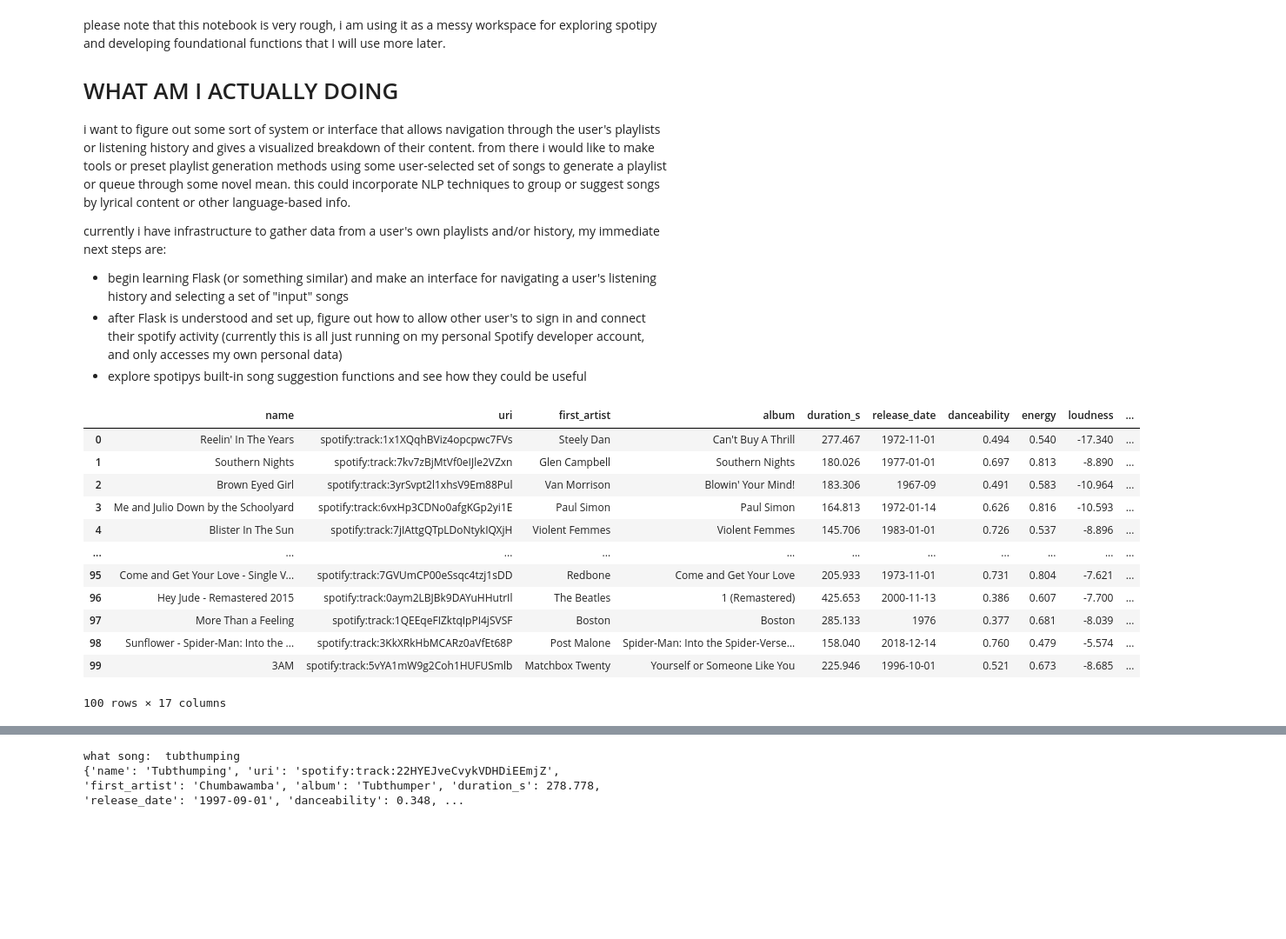
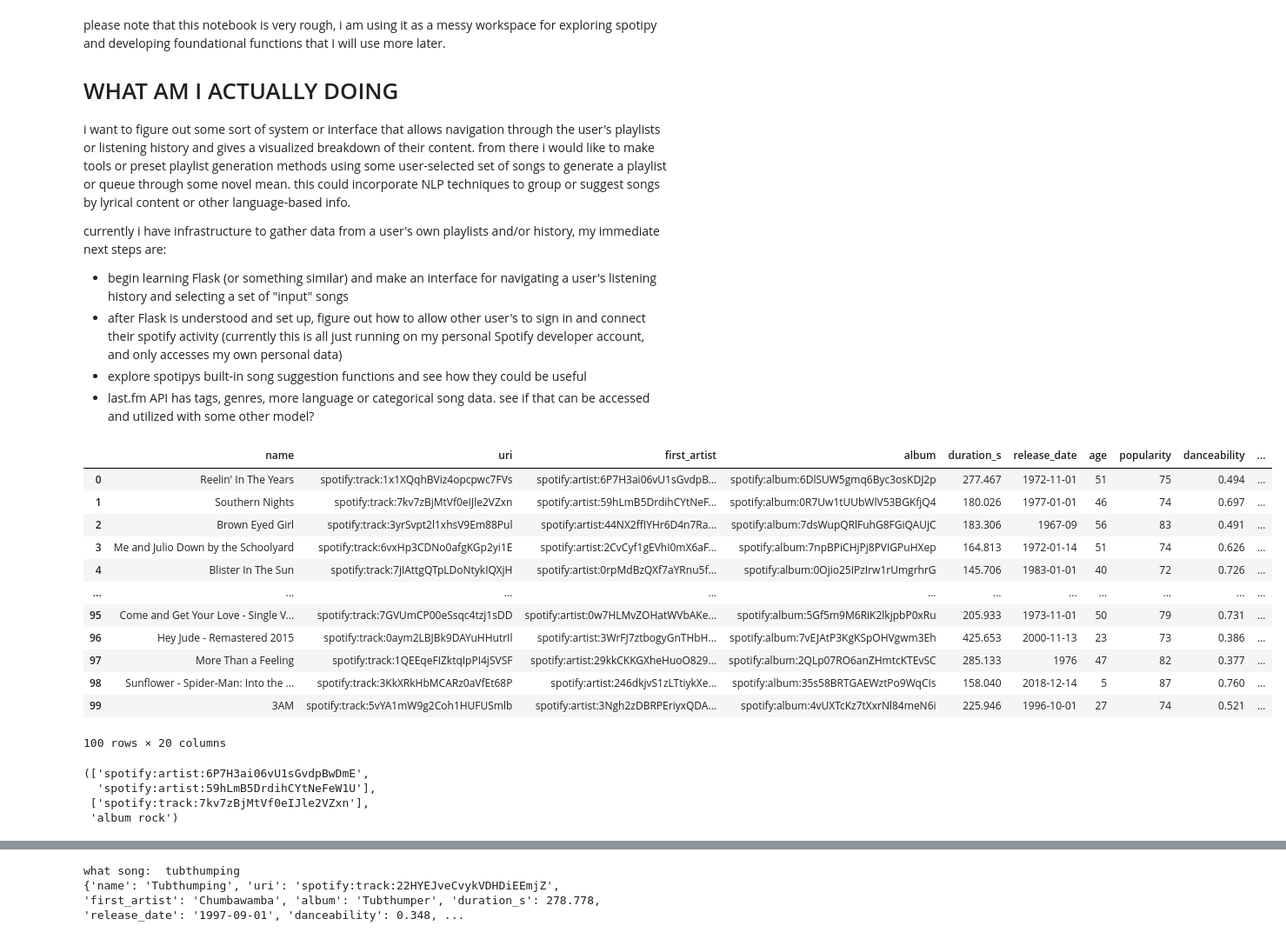
Before and after one commit to jbailey424/ThePlaylistinator, a Jupyter notebook: spotipy_experimenting.ipynb, the cells around one changed output, grey strips where cells are left out. Shown at 87% size. Saved outputs shown, nothing was run; the diff lists cells and outputs as text; code cells hidden in the pictures; blank space fills up the shorter version.

```diff
--- a/spotipy_experimenting.ipynb
+++ b/spotipy_experimenting.ipynb
@@ -13,18 +14,19 @@ currently i have infrastructure to gather data from a user's own playlists and/o
 * begin learning Flask (or something similar) and make an interface for navigating a user's listening history and selecting a set of "input" songs
 * after Flask is understood and set up, figure out how to allow other user's to sign in and connect their spotify activity (currently this is all just running on my personal Spotify developer account, and only accesses my own personal data)
 * explore spotipys built-in song suggestion functions and see how they could be useful
+* last.fm API has tags, genres, more language or categorical song data. see if that can be accessed and utilized with some other model?
 # %%
 # Replace with your own credentials from the Spotify Developer Dashboard
 client_id = "c5029ed3aca649949ef00903e6aabf91"
 client_secret = "836208c86df64c4d98db67b6bc426ace"
 
-# Initialize the SpotifyOAuth object with the required scopes and redirect URI
+# Initialize the SpotifyOAauth object with the required scopes and redirect URI
 sp = spotipy.Spotify(
     auth_manager=SpotifyOAuth(
         client_id=client_id,
         client_secret=client_secret,
         redirect_uri="http://localhost:8000/callback",
-        scope="user-read-recently-played,playlist-read-private,user-modify-playback-state",  # Add additional scopes as needed
+        scope="user-read-recently-played,playlist-read-private,user-modify-playback-state,user-top-read",  # Add additional scopes as needed
     )
 )
 # %%
@@ -37,19 +39,37 @@ def get_songlist_from_playlist(playlist:str) -> list:
         songlist.append(playlist['tracks']['items'][i]['track']['uri'])
     return songlist
 
+def get_songlist_from_history(limit:int) -> list:
+    history = sp.current_user_recently_played(limit=limit)
+    songlist = []
+    for i in range(len(history['items'])):
+        songlist.append(history['items'][i]['track']['uri'])
+    return songlist
+
+def get_songlist_from_toptracks(limit:int, time:str) -> list:
+    #time can be one of three strings, 'long_term' gives all recorded data, 'medium_term' gives 6 months, 'short_term' gives 4 weeks
+    history = sp.current_user_top_tracks(limit=limit, offset=0, time_range=time)
+    songlist = []
+    for i in range(len(history['items'])):
+        songlist.append(history['items'][i]['uri'])
+    return songlist
+
 def get_features_from_song(ID:str) -> dict:
     info = sp.track(ID)
     features = sp.audio_features(ID)[0]
     songdata = {'name':info['name'],
                    'uri':info['uri'],
-                   'first_artist':info['artists'][0]['name'], #will i ever need to process features or collab type songs? revisit this perhaps
-                   'album':info['album']['name'],
+                   'first_artist':info['artists'][0]['uri'], #will i ever need to process features or collab type songs? revisit this perhaps
+                   'album':info['album']['uri'],
                    'duration_s':(info['duration_ms']/1000),
                    'release_date':info['album']['release_date'],
+                   'age':(datetime.date.today().year - int(info['album']['release_date'][:4])),
+                   'popularity':info['popularity'],
                    'danceability':features['danceability'],
                    'energy':features['energy'],
                    'loudness':features['loudness'],
                    'speechiness':features['speechiness'],
+                   'valence':features['valence'],
                    'instrumentalness':features['instrumentalness'],
                    'acousticness':features['acousticness'],
                    'liveness':features['liveness'],
@@ -73,18 +93,30 @@ user_playlists = [[names[i], uris[i]] for i in range(len(names))]
 user_playlists
 test = get_songlist_from_playlist(user_playlists[13][1])
 # %%
-make_df_from_songlist(test)
+test = make_df_from_songlist(test)
+test
 # %% [output]
-|  | name | uri | first_artist | album | duration_s | release_date | danceability | energy | loudness | ... |
-| 0 | Reelin' In The Years | spotify:track:1x1XQqhBViz4opcpwc7FVs | Steely Dan | Can't Buy A Thrill | 277.467 | 1972-11-01 | 0.494 | 0.540 | -17.340 | ... |
-| 1 | Southern Nights | spotify:track:7kv7zBjMtVf0eIJle2VZxn | Glen Campbell | Southern Nights | 180.026 | 1977-01-01 | 0.697 | 0.813 | -8.890 | ... |
-| 2 | Brown Eyed Girl | spotify:track:3yrSvpt2l1xhsV9Em88Pul | Van Morrison | Blowin' Your Mind! | 183.306 | 1967-09 | 0.491 | 0.583 | -10.964 | ... |
-| 3 | Me and Julio Down by the Schoolyard | spotify:track:6vxHp3CDNo0afgKGp2yi1E | Paul Simon | Paul Simon | 164.813 | 1972-01-14 | 0.626 | 0.816 | -10.593 | ... |
-| 4 | Blister In The Sun | spotify:track:7jIAttgQTpLDoNtykIQXjH | Violent Femmes | Violent Femmes | 145.706 | 1983-01-01 | 0.726 | 0.537 | -8.896 | ... |
+|  | name | uri | first_artist | album | duration_s | release_date | age | popularity | danceability | ... |
+| 0 | Reelin' In The Years | spotify:track:1x1XQqhBViz4opcpwc7FVs | spotify:artist:6P7H3ai06vU1sGvdpB... | spotify:album:6DlSUW5gmq6Byc3osKDJ2p | 277.467 | 1972-11-01 | 51 | 75 | 0.494 | ... |
+| 1 | Southern Nights | spotify:track:7kv7zBjMtVf0eIJle2VZxn | spotify:artist:59hLmB5DrdihCYtNeF... | spotify:album:0R7Uw1tUUbWlV53BGKfjQ4 | 180.026 | 1977-01-01 | 46 | 74 | 0.697 | ... |
+| 2 | Brown Eyed Girl | spotify:track:3yrSvpt2l1xhsV9Em88Pul | spotify:artist:44NX2ffIYHr6D4n7Ra... | spotify:album:7dsWupQRlFuhG8FGiQAUjC | 183.306 | 1967-09 | 56 | 83 | 0.491 | ... |
+| 3 | Me and Julio Down by the Schoolyard | spotify:track:6vxHp3CDNo0afgKGp2yi1E | spotify:artist:2CvCyf1gEVhI0mX6aF... | spotify:album:7npBPiCHjPj8PVIGPuHXep | 164.813 | 1972-01-14 | 51 | 74 | 0.626 | ... |
+| 4 | Blister In The Sun | spotify:track:7jIAttgQTpLDoNtykIQXjH | spotify:artist:0rpMdBzQXf7aYRnu5f... | spotify:album:0Ojio25IPzIrw1rUmgrhrG | 145.706 | 1983-01-01 | 40 | 72 | 0.726 | ... |
 | ... | ... | ... | ... | ... | ... | ... | ... | ... | ... | ... |
-| 95 | Come and Get Your Love - Single V... | spotify:track:7GVUmCP00eSsqc4tzj1sDD | Redbone | Come and Get Your Love | 205.933 | 1973-11-01 | 0.731 | 0.804 | -7.621 | ... |
-| 96 | Hey Jude - Remastered 2015 | spotify:track:0aym2LBJBk9DAYuHHutrIl | The Beatles | 1 (Remastered) | 425.653 | 2000-11-13 | 0.386 | 0.607 | -7.700 | ... |
-| 97 | More Than a Feeling | spotify:track:1QEEqeFIZktqIpPI4jSVSF | Boston | Boston | 285.133 | 1976 | 0.377 | 0.681 | -8.039 | ... |
-| 98 | Sunflower - Spider-Man: Into the ... | spotify:track:3KkXRkHbMCARz0aVfEt68P | Post Malone | Spider-Man: Into the Spider-Verse... | 158.040 | 2018-12-14 | 0.760 | 0.479 | -5.574 | ... |
-| 99 | 3AM | spotify:track:5vYA1mW9g2Coh1HUFUSmlb | Matchbox Twenty | Yourself or Someone Like You | 225.946 | 1996-10-01 | 0.521 | 0.673 | -8.685 | ... |
+| 95 | Come and Get Your Love - Single V... | spotify:track:7GVUmCP00eSsqc4tzj1sDD | spotify:artist:0w7HLMvZOHatWVbAKe... | spotify:album:5Gf5m9M6RiK2lkjpbP0xRu | 205.933 | 1973-11-01 | 50 | 79 | 0.731 | ... |
+| 96 | Hey Jude - Remastered 2015 | spotify:track:0aym2LBJBk9DAYuHHutrIl | spotify:artist:3WrFJ7ztbogyGnTHbH... | spotify:album:7vEJAtP3KgKSpOHVgwm3Eh | 425.653 | 2000-11-13 | 23 | 73 | 0.386 | ... |
+| 97 | More Than a Feeling | spotify:track:1QEEqeFIZktqIpPI4jSVSF | spotify:artist:29kkCKKGXheHuoO829... | spotify:album:2QLp07RO6anZHmtcKTEvSC | 285.133 | 1976 | 47 | 82 | 0.377 | ... |
+| 98 | Sunflower - Spider-Man: Into the ... | spotify:track:3KkXRkHbMCARz0aVfEt68P | spotify:artist:246dkjvS1zLTtiykXe... | spotify:album:35s58BRTGAEWztPo9WqCIs | 158.040 | 2018-12-14 | 5 | 87 | 0.760 | ... |
+| 99 | 3AM | spotify:track:5vYA1mW9g2Coh1HUFUSmlb | spotify:artist:3Ngh2zDBRPEriyxQDA... | spotify:album:4vUXTcKz7tXxrNl84meN6i | 225.946 | 1996-10-01 | 27 | 74 | 0.521 | ... |
-100 rows × 17 columns
+100 rows × 20 columns
+# %%
+artists = list(test['first_artist'][0:2])
+tracks = list(test['uri'][1:2])
+genres = sp.artist(artists[0])['genres'][0]
+artists, tracks, genres
+#sp.recommendations(seed_artists = artists,seed_genres =  genres,seed_tracks = tracks, limit = 20)
+# %% [output]
+(['spotify:artist:6P7H3ai06vU1sGvdpBwDmE',
+  'spotify:artist:59hLmB5DrdihCYtNeFeW1U'],
+ ['spotify:track:7kv7zBjMtVf0eIJle2VZxn'],
+ 'album rock')
```
Also changed, not shown: parts of 8 cells of this notebook, 4 other files.
